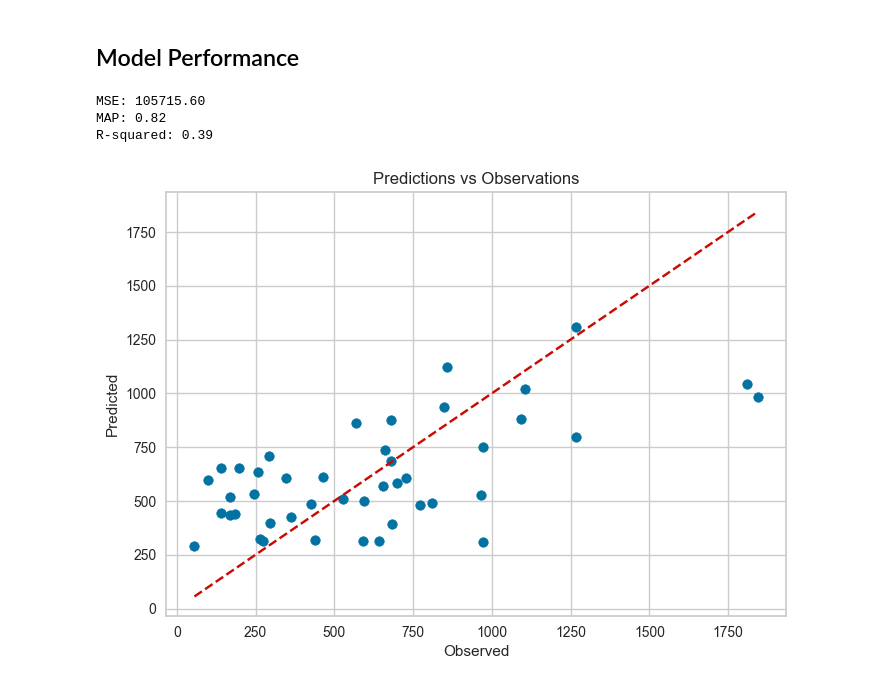
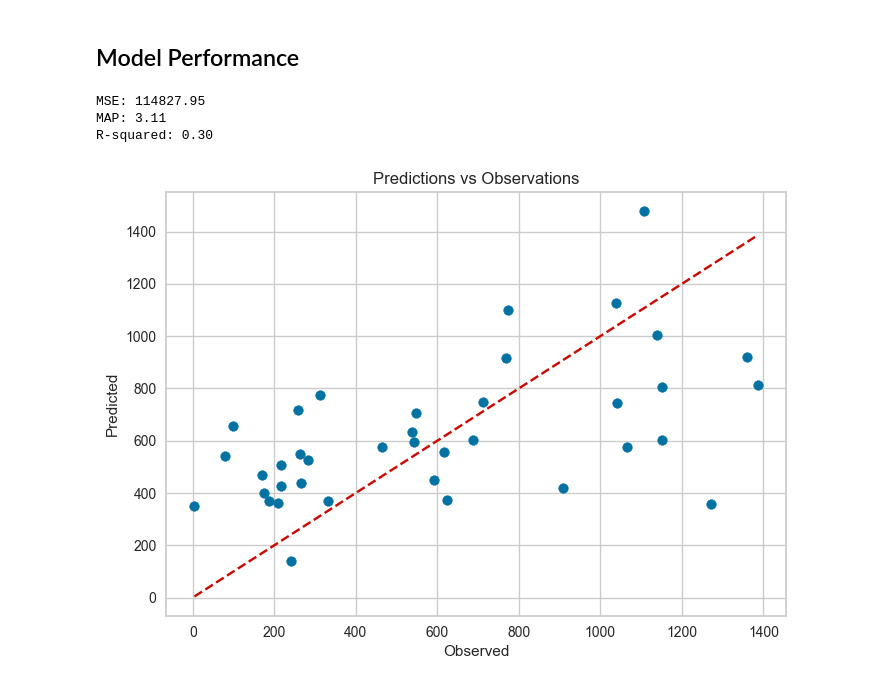
Before and after one commit to dusty736/fantasy_wizard, a Jupyter notebook: Python/rb_season_modeling.ipynb, the cells around one changed output. Drawn from its saved outputs; the diff is of its cells as text; code cells hidden in the pictures.

```diff
--- a/Python/rb_season_modeling.ipynb
+++ b/Python/rb_season_modeling.ipynb
@@ -530,7 +524,7 @@ opt_pipeline = Pipeline([('preprocessor', preprocessor),
 grid_search_GBR = GridSearchCV(opt_pipeline, GBR_param_grid, cv=5, n_jobs=-1, verbose=1)
 
 # Fit the GridSearchCV object to the data
-grid_search_GBR.fit(X_train, np.ravel(y_train_rushing_yd))
+grid_search_GBR.fit(X_train, y_train)
 
 # Print the best parameters and the best score
 print("Best parameters: ", grid_search_GBR.best_params_)
@@ -694,7 +688,7 @@ results = {}
 
 for (name, model) in models.items():
     results[name] = mean_std_cross_val_scores(
-        model, X_train, np.ravel(y_train_rushing_yd), return_train_score=True, scoring=scoring_metrics
+        model, X_train, y_train, return_train_score=True, scoring=scoring_metrics
     )
 
 pd.DataFrame(results)
@@ -716,11 +702,11 @@ params_EN
 # %% [markdown]
 ## Fit the Winning Model
 # %%
-EN_fit = EN_pipe.fit(X_train, np.ravel(y_train_rushing_yd))
+R_fit = R_pipe.fit(X_train, y_train)
 # %% [markdown]
 ## Generate Test Predictions
 # %%
-EN_predictions = EN_fit.predict(X_test)
+R_predictions = R_fit.predict(X_test)
 # %% [markdown]
 ## Model Performance
 # %%
@@ -753,20 +739,20 @@ def evaluate_model(y_true, y_pred):
 
     return (MSE, MAP, R2)
 # %%
-model_performance = evaluate_model(y_test_rushing_yd, EN_predictions)
+model_performance = evaluate_model(y_test, R_predictions)
 # %% [output]
-MSE: 105715.60
-MAP: 0.82
-R-squared: 0.39
+MSE: 114827.95
+MAP: 3.11
+R-squared: 0.30
 # %%
-plt.scatter(y_test_rushing_yd.target_rushing_yd, EN_predictions)
-plt.plot([min(y_test_rushing_yd.target_rushing_yd),
-          max(y_test_rushing_yd.target_rushing_yd)],
-         [min(y_test_rushing_yd.target_rushing_yd),
-          max(y_test_rushing_yd.target_rushing_yd)], 'r--')
+plt.scatter(y_test, R_predictions)
+plt.plot([min(y_test),
+          max(y_test)],
+         [min(y_test),
+          max(y_test)], 'r--')
 plt.xlabel('Observed')
 plt.ylabel('Predicted')
 plt.title('Predictions vs Observations')
 plt.show()
 # %% [output]
-[figure, old version]
+[figure, new version]
```
Also changed, not shown: parts of 26 cells of this notebook, 4 other files.
